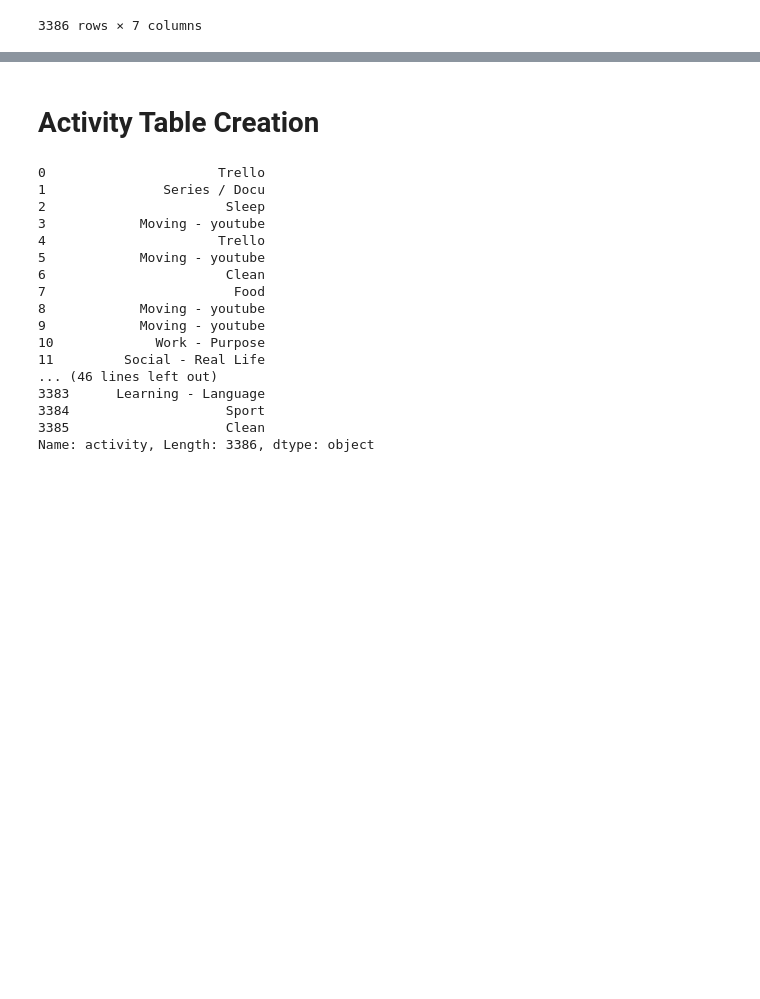
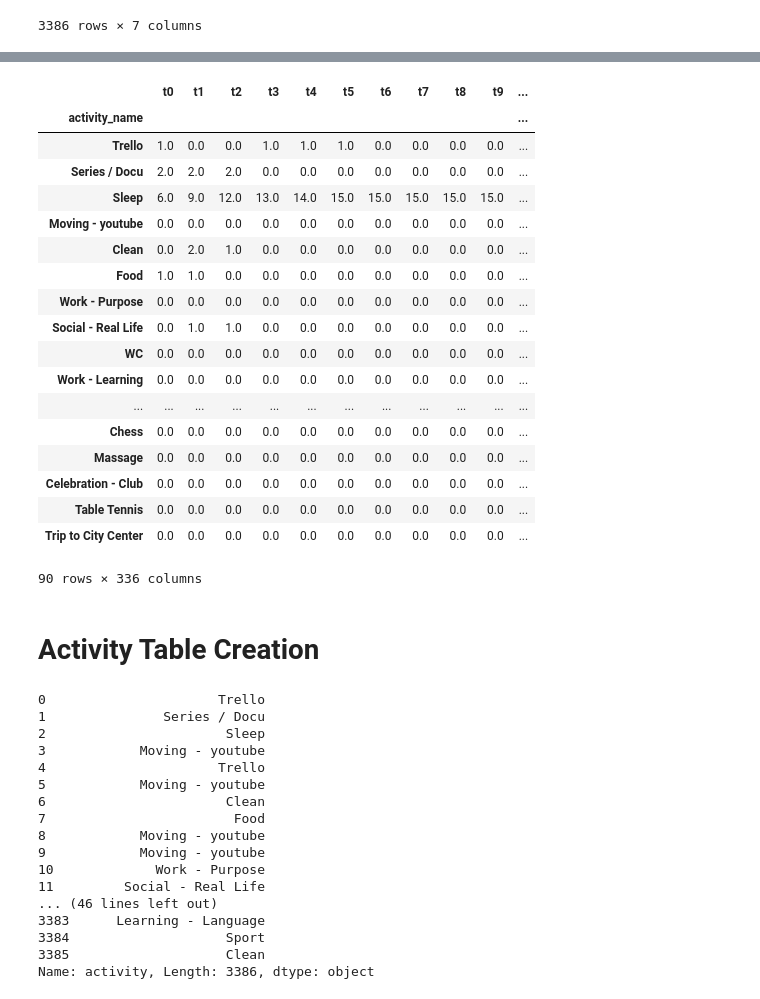
Before and after one commit to FollowJack/machine-learning-masterclass, a Jupyter notebook: project_10_activity_analysis/04_base_table_creation_time_slots.ipynb, the cells around one changed output, grey strips where cells are left out. Saved outputs shown, nothing was run; the diff lists cells and outputs as text; code cells hidden in the pictures; blank space fills up the shorter version.

```diff
--- a/project_10_activity_analysis/04_base_table_creation_time_slots.ipynb
+++ b/project_10_activity_analysis/04_base_table_creation_time_slots.ipynb
@@ -271,3 +355,32 @@ base_table
+# %%
+# now fill the time slots with count
+single_activity_slots = [(x,get_timeslot(y,z)) for x,y,z in zip(df['activity'],df['start_date'],df['end_date'])]
+for activity in single_activity_slots:
+    for slot in activity[1]:
+        index = activity[0]
+        table_header = 't{0}'.format(slot)
+        time_slot_table.at[index, table_header] += 1
+time_slot_table
+# %% [output]
+|  | t0 | t1 | t2 | t3 | t4 | t5 | t6 | t7 | t8 | t9 | ... |
+| activity_name |  |  |  |  |  |  |  |  |  |  | ... |
+| Trello | 1.0 | 0.0 | 0.0 | 1.0 | 1.0 | 1.0 | 0.0 | 0.0 | 0.0 | 0.0 | ... |
+| Series / Docu | 2.0 | 2.0 | 2.0 | 0.0 | 0.0 | 0.0 | 0.0 | 0.0 | 0.0 | 0.0 | ... |
+| Sleep | 6.0 | 9.0 | 12.0 | 13.0 | 14.0 | 15.0 | 15.0 | 15.0 | 15.0 | 15.0 | ... |
+| Moving - youtube | 0.0 | 0.0 | 0.0 | 0.0 | 0.0 | 0.0 | 0.0 | 0.0 | 0.0 | 0.0 | ... |
+| Clean | 0.0 | 2.0 | 1.0 | 0.0 | 0.0 | 0.0 | 0.0 | 0.0 | 0.0 | 0.0 | ... |
+| Food | 1.0 | 1.0 | 0.0 | 0.0 | 0.0 | 0.0 | 0.0 | 0.0 | 0.0 | 0.0 | ... |
+| Work - Purpose | 0.0 | 0.0 | 0.0 | 0.0 | 0.0 | 0.0 | 0.0 | 0.0 | 0.0 | 0.0 | ... |
+| Social - Real Life | 0.0 | 1.0 | 1.0 | 0.0 | 0.0 | 0.0 | 0.0 | 0.0 | 0.0 | 0.0 | ... |
+| WC | 0.0 | 0.0 | 0.0 | 0.0 | 0.0 | 0.0 | 0.0 | 0.0 | 0.0 | 0.0 | ... |
+| Work - Learning | 0.0 | 0.0 | 0.0 | 0.0 | 0.0 | 0.0 | 0.0 | 0.0 | 0.0 | 0.0 | ... |
+| ... | ... | ... | ... | ... | ... | ... | ... | ... | ... | ... | ... |
+| Chess | 0.0 | 0.0 | 0.0 | 0.0 | 0.0 | 0.0 | 0.0 | 0.0 | 0.0 | 0.0 | ... |
+| Massage | 0.0 | 0.0 | 0.0 | 0.0 | 0.0 | 0.0 | 0.0 | 0.0 | 0.0 | 0.0 | ... |
+| Celebration - Club | 0.0 | 0.0 | 0.0 | 0.0 | 0.0 | 0.0 | 0.0 | 0.0 | 0.0 | 0.0 | ... |
+| Table Tennis | 0.0 | 0.0 | 0.0 | 0.0 | 0.0 | 0.0 | 0.0 | 0.0 | 0.0 | 0.0 | ... |
+| Trip to City Center | 0.0 | 0.0 | 0.0 | 0.0 | 0.0 | 0.0 | 0.0 | 0.0 | 0.0 | 0.0 | ... |
+90 rows × 336 columns
 # %% [markdown]
 # Activity Table Creation
 # %%
```
Also changed, not shown: parts of 15 cells of this notebook, 8 other files.
